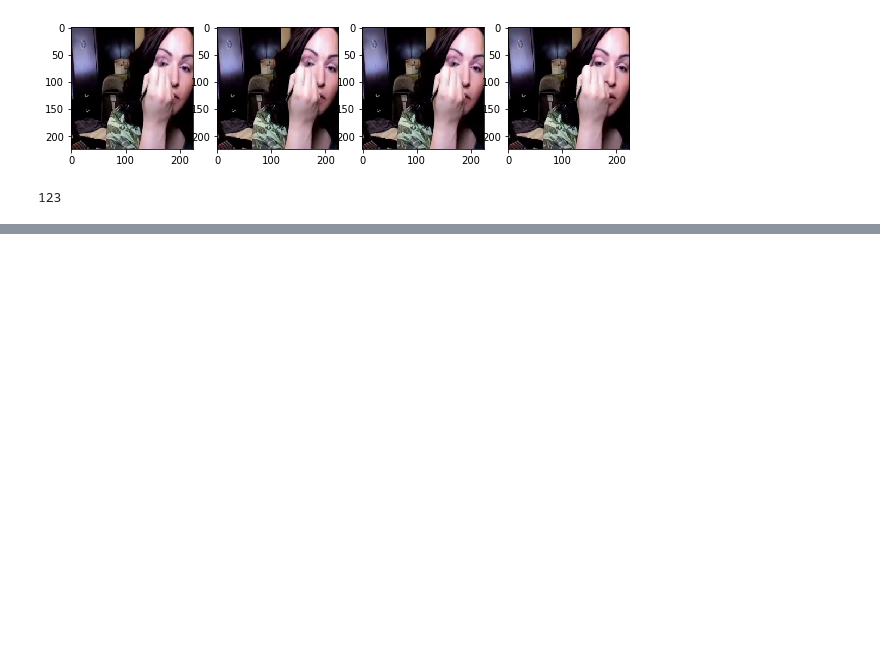
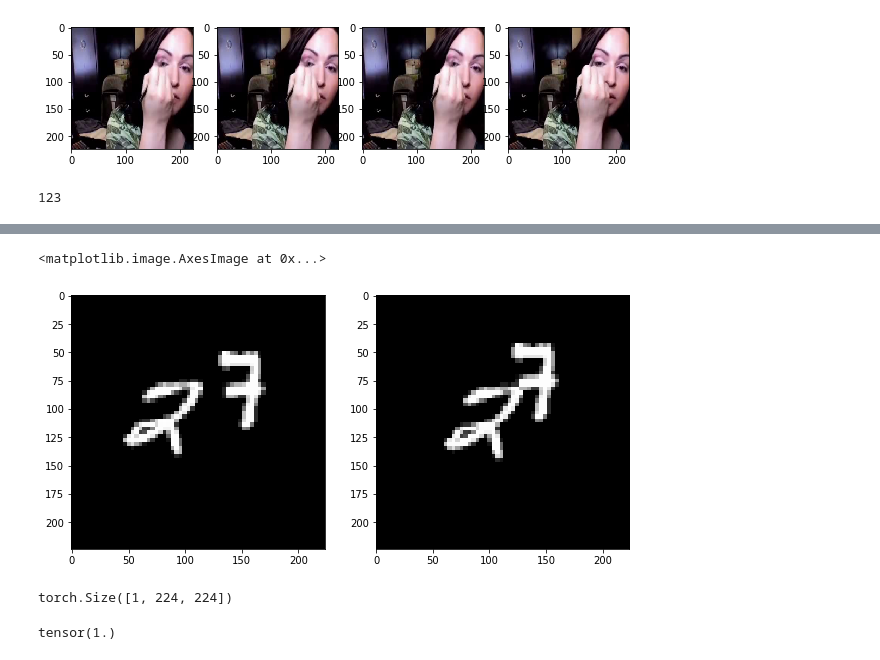
Before and after one commit to TMYuan/UnifiedNet, a Jupyter notebook: read_video_test.ipynb, the cells around one changed output, grey strips where cells are left out. Drawn from its saved outputs; the diff is of its cells as text; code cells hidden in the pictures; blank space fills up the shorter version.

```diff
--- a/read_video_test.ipynb
+++ b/read_video_test.ipynb
@@ -31,0 +48,21 @@ axs[1].imshow(img_2)
+# %%
+m_dataset = datasets.MNISTDataset('./data/mnist_test_seq.npy')
+# %%
+img_1, img_2 = m_dataset[0]
+fig, axs = plt.subplots(1, 2, figsize=(10, 8))
+axs[0].imshow(img_1, cmap='gray')
+axs[1].imshow(img_2, cmap='gray')
+# %% [output]
+<matplotlib.image.AxesImage at 0x...>
+[figure, added]
+# %%
+from torchvision import transforms
+trans = transforms.ToTensor()
+m_dataset_tran = datasets.MNISTDataset('./data/mnist_test_seq.npy', transforms=trans)
+m_dataset_tran[0][0].shape
+# %% [output]
+torch.Size([1, 224, 224])
+# %%
+m_dataset_tran[0][0].max()
+# %% [output]
+tensor(1.)
```
Also changed, not shown: parts of 4 cells of this notebook, 2 other files.
